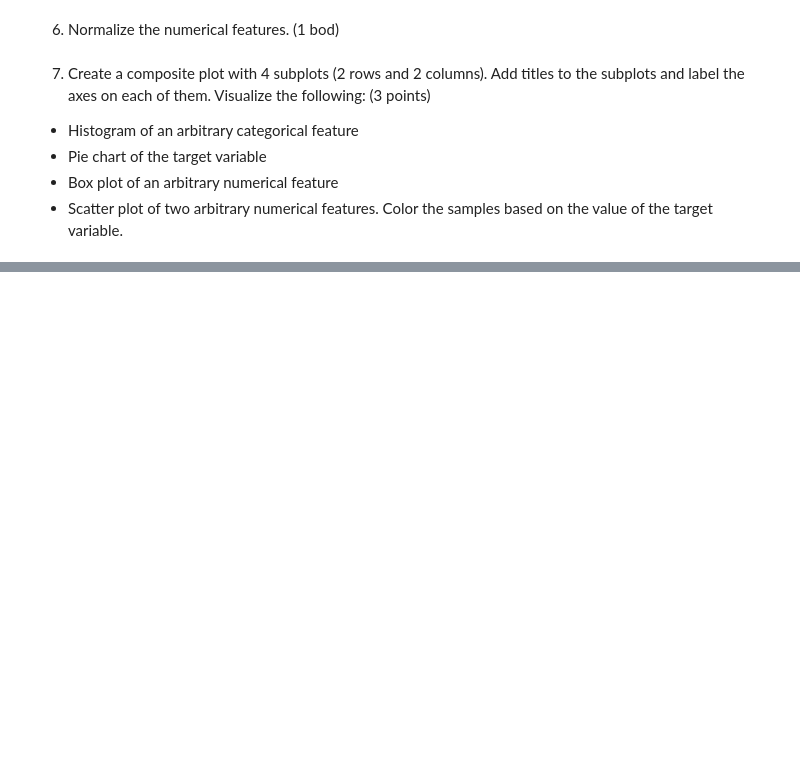
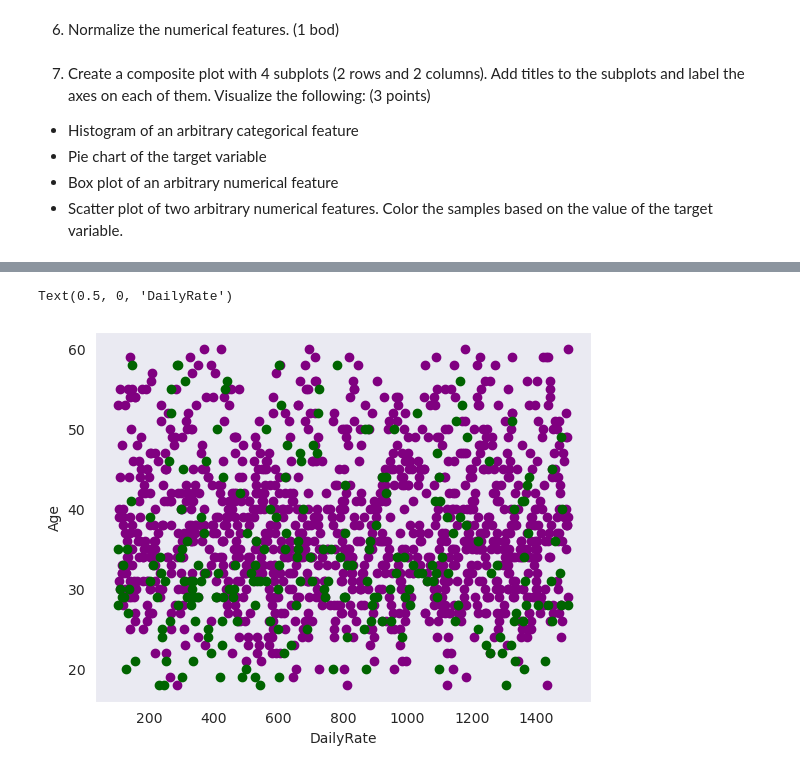
Before and after one commit to LinusFER/DataScience, a Jupyter notebook: project-first-part.ipynb, the cells around one changed output, grey strips where cells are left out. Cells and saved outputs as stored; diff of their text form; code cells hidden in the pictures; blank space fills up the shorter version.

```diff
--- a/project-first-part.ipynb
+++ b/project-first-part.ipynb
@@ -42,0 +162,15 @@ ModuleNotFoundError: No module named 'pandas'
+# %%
+# - Scatter plot of age and dailyRate features. Color the samples based on the value of the target variable.
+
+mask_attrition = df_attrition.Attrition == "Yes"
+# scatter plot with different colers
+plt.scatter(df_attrition.DailyRate[~mask_attrition], df_attrition.Age[~mask_attrition], color="purple")
+plt.scatter(df_attrition.DailyRate[mask_attrition], df_attrition.Age[mask_attrition], color="darkgreen")
+
+# enable grid and name the axes
+plt.grid()
+plt.ylabel('Age')
+plt.xlabel('DailyRate')
+# %% [output]
+Text(0.5, 0, 'DailyRate')
+[figure, added]
```
Also changed, not shown: parts of 17 cells of this notebook, 5 other files.
